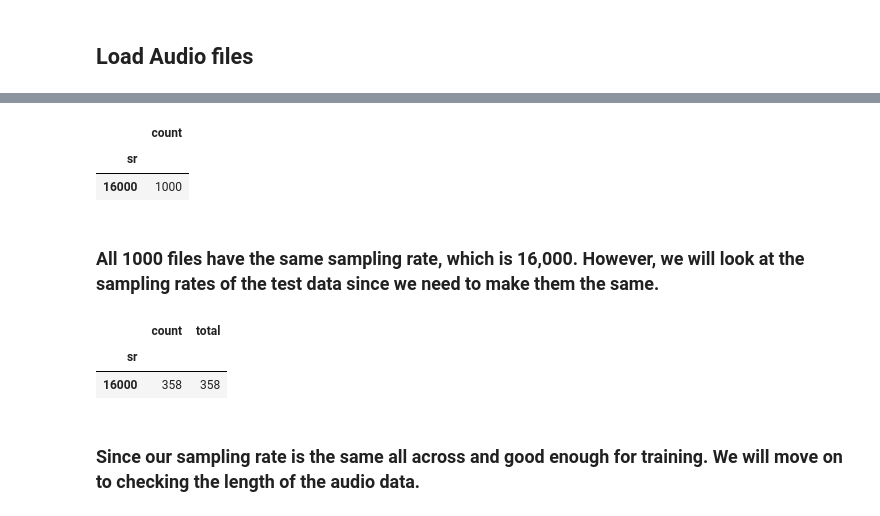
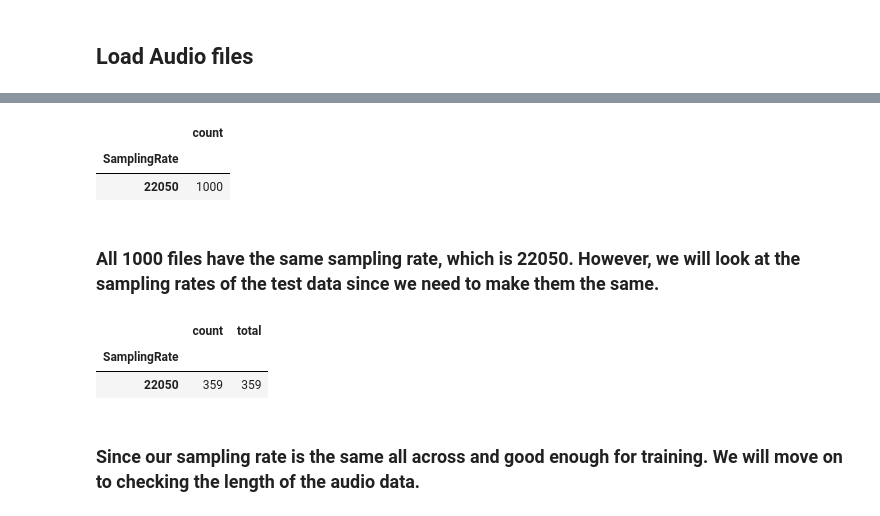
Before and after one commit to ItsDebol/AMH-STT, a Jupyter notebook: notebooks/data_exploration.ipynb, the cells around one changed output, grey strips where cells are left out. Saved outputs shown, nothing was run; the diff lists cells and outputs as text; code cells hidden in the pictures.

```diff
--- a/notebooks/data_exploration.ipynb
+++ b/notebooks/data_exploration.ipynb
@@ -49,0 +16,19 @@ There are  1000  files
+# %%
+al_train = AudioLoader(directory='../data/train')
+al_test = AudioLoader(directory="../data/test")
+# %%
+df_train_audio= al_train.get_audio_info()
+df_train_audio_data_tts = al_train.get_audio_info_with_data_tts()
+df_train_audio_data = al_train.get_audio_info_with_data()
+df_test_audio= al_test.get_audio_info()
+df_test_audio_data_tts = al_test.get_audio_info_with_data_tts()
+df_test_audio_data = al_test.get_audio_info_with_data()
+
+rp = ResultPickler()
+rp.add_data('TrainAudioInfoWithoutDataTTS',df_train_audio)
+rp.add_data('TrainAudioInfoWithDataTTS',df_train_audio_data_tts)
+rp.add_data('TrainAudioInfoWithoutTTS',df_train_audio_data)
+rp.add_data('TestAudioInfoWithoutDataTTS',df_train_audio)
+rp.add_data('TestAudioInfoWithDataTTS',df_test_audio_data_tts)
+rp.add_data('TestAudioInfoWithoutTTS',df_test_audio_data)
+rp.save_data('../models/LoadedAudioInfo.pkl')
@@ -50,20 +45,18 @@ There are  1000  files
 # %%
-pd.DataFrame({"count": df_train_audio.groupby("sr")["sr"].count()})
+pd.DataFrame({"count": df_train_audio.groupby("SamplingRate")["SamplingRate"].count()})
 # %% [output]
 |  | count |
-| sr |  |
-| 16000 | 1000 |
+| SamplingRate |  |
+| 22050 | 1000 |
 # %% [markdown]
-### All 1000 files have the same sampling rate, which is 16,000. However, we will look at the sampling rates of the test data since we need to make them the same.
+### All 1000 files have the same sampling rate, which is 22050. However, we will look at the sampling rates of the test data since we need to make them the same.
-# %%
-path ='../data/test/trsTest.txt'
-transcription = ls.tran_loader(path)
-df_test_data,df_test_audio = la.meta_data(transcription,'../data/test/wav/')
-pd.DataFrame({"count": df_test_audio.groupby("sr")["sr"].count(),"total": df_test_audio['sr'].count()})
-# %% [output]
-|  | count | total |
-| sr |  |  |
-| 16000 | 358 | 358 |
+# %%
+df_test_audio= al_test.get_audio_info_with_data()
+pd.DataFrame({"count": df_test_audio.groupby("SamplingRate")["SamplingRate"].count(),"total": df_test_audio['SamplingRate'].count()})
+# %% [output]
+|  | count | total |
+| SamplingRate |  |  |
+| 22050 | 359 | 359 |
 # %% [markdown]
 ### Since our sampling rate is the same all across and good enough for training. We will move on to checking the length of the audio data.
 # %%
```
Also changed, not shown: parts of 19 cells of this notebook.
